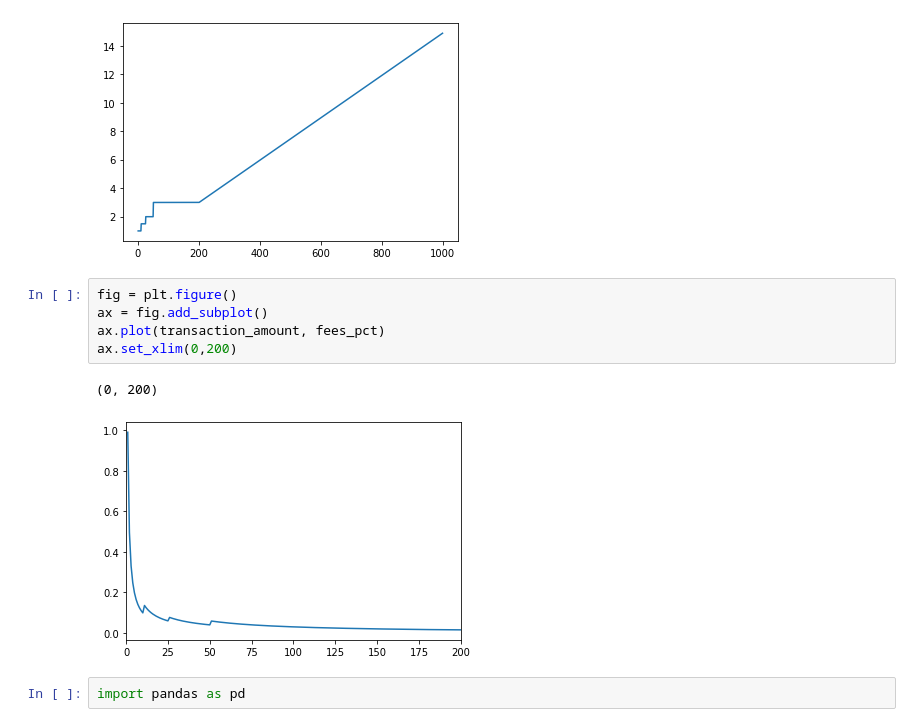
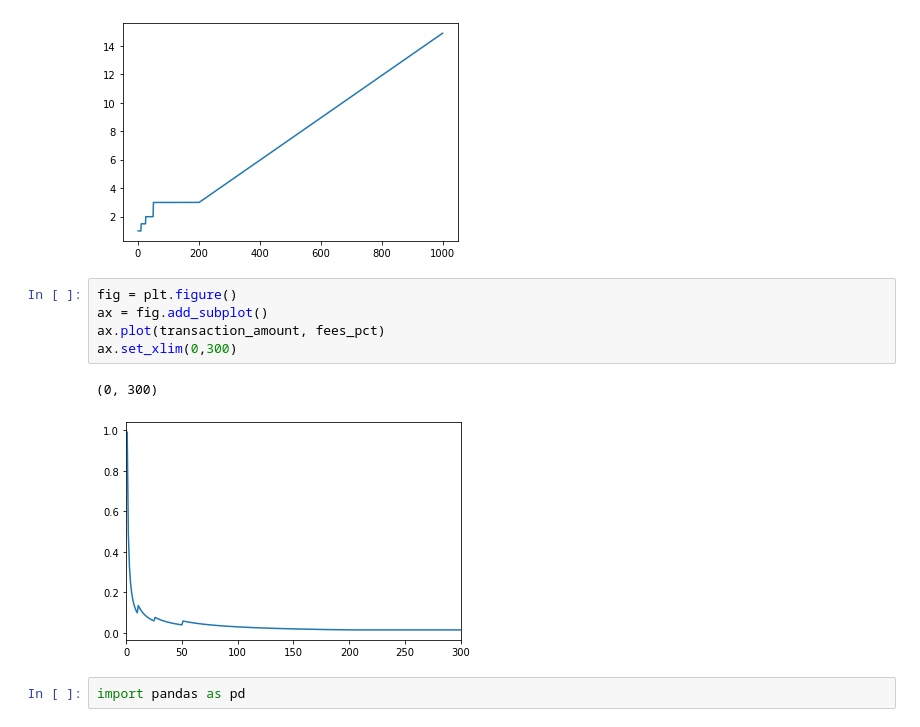
Before and after one commit to lkavenagh/coinbase, a Jupyter notebook: coinbase_algo.ipynb, the cells around one changed output. Drawn from its saved outputs; the diff is of its cells as text.

```diff
--- a/coinbase_algo.ipynb
+++ b/coinbase_algo.ipynb
@@ -47,11 +47,11 @@ plt.plot(transaction_amount, fees_dollar)
 # %%
 fig = plt.figure()
 ax = fig.add_subplot()
 ax.plot(transaction_amount, fees_pct)
-ax.set_xlim(0,200)
+ax.set_xlim(0,300)
 # %% [output]
-(0, 200)
+(0, 300)
-[figure, old version]
+[figure, new version]
 # %%
 import pandas as pd
 # %%
```
Also changed, not shown: parts of 1 cell of this notebook, 1 other file.
